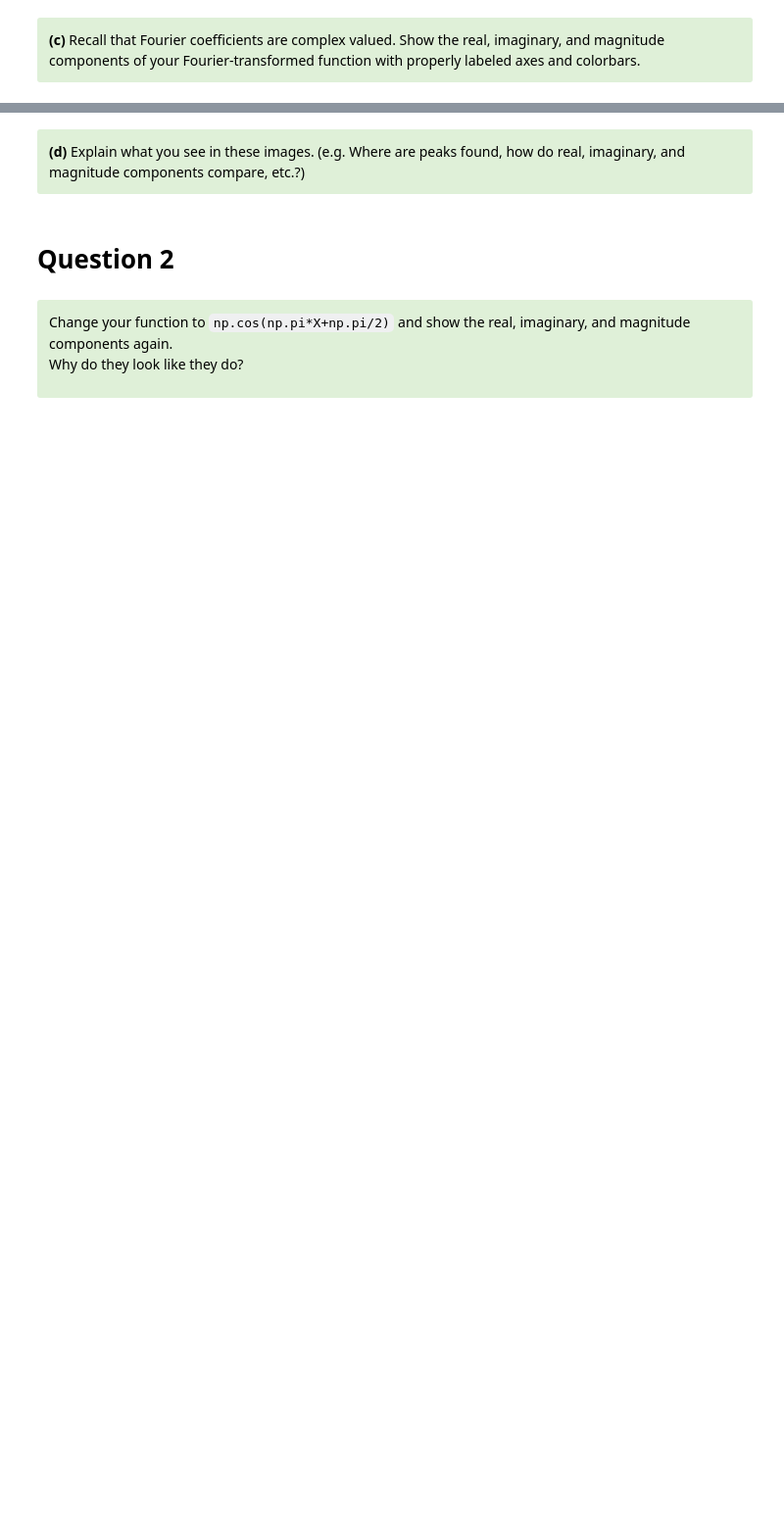
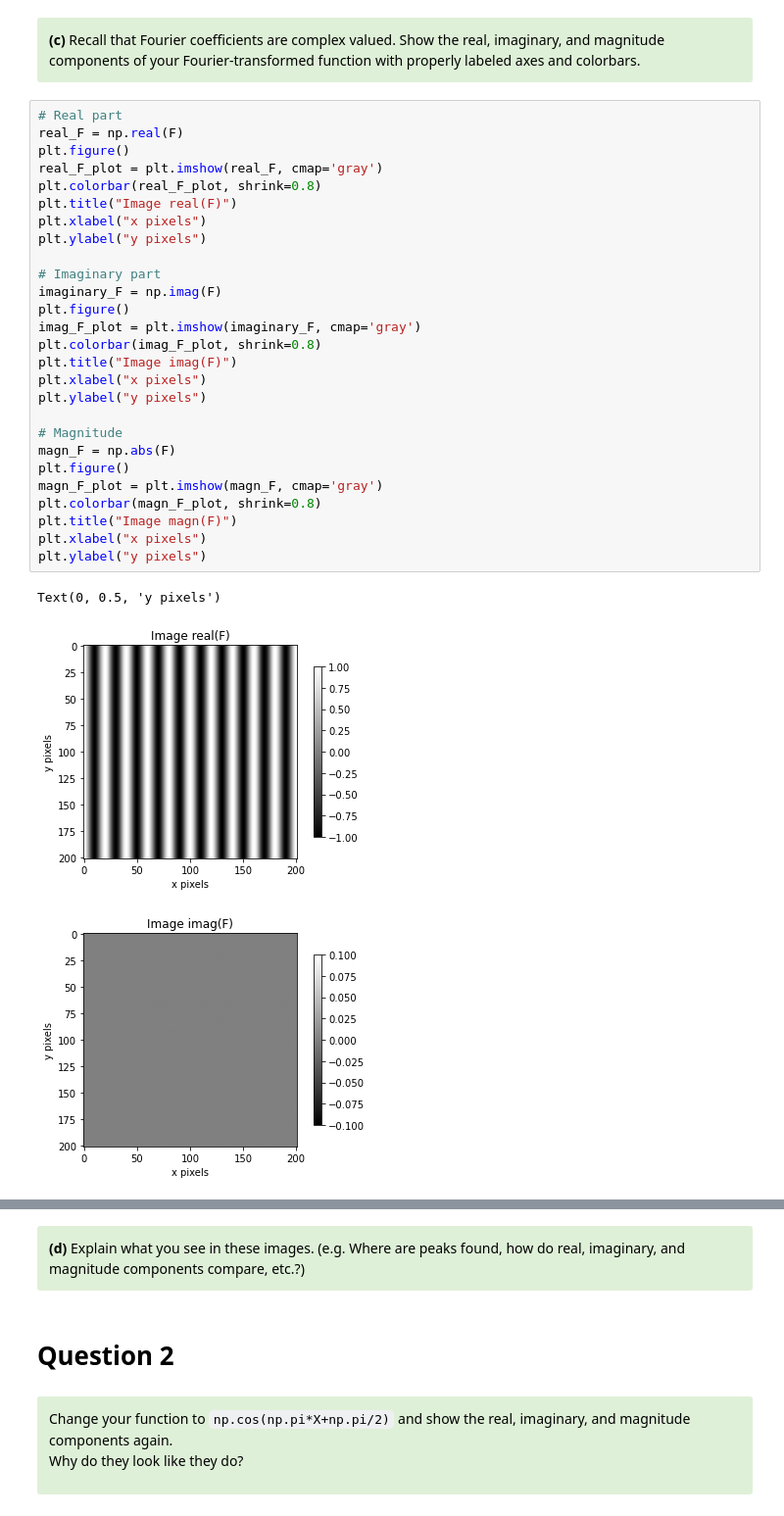
Before and after one commit to skhan102jh/Build-an-Imager, a Jupyter notebook: Lab2 Part1 (Clean).ipynb, the cells around one changed output, grey strips where cells are left out. Shown at 98% size. Saved outputs shown, nothing was run; the diff lists cells and outputs as text; blank space fills up the shorter version.

```diff
--- a/Lab2 Part1 (Clean).ipynb
+++ b/Lab2 Part1 (Clean).ipynb
@@ -189,3 +193,34 @@ The sampling frequency is 10.0 mm
 <font color='black'> <b>(c)</b> Recall that Fourier coefficients are complex valued. Show the real, imaginary, and magnitude components of your Fourier-transformed function with properly labeled axes and colorbars.   </font>
 
 </div>
+# %%
+# Real part
+real_F = np.real(F)
+plt.figure()
+real_F_plot = plt.imshow(real_F, cmap='gray')
+plt.colorbar(real_F_plot, shrink=0.8)
+plt.title("Image real(F)")
+plt.xlabel("x pixels")
+plt.ylabel("y pixels")
+
+# Imaginary part
+imaginary_F = np.imag(F)
+plt.figure()
+imag_F_plot = plt.imshow(imaginary_F, cmap='gray')
+plt.colorbar(imag_F_plot, shrink=0.8)
+plt.title("Image imag(F)")
+plt.xlabel("x pixels")
+plt.ylabel("y pixels")
+
+# Magnitude
+magn_F = np.abs(F)
+plt.figure()
+magn_F_plot = plt.imshow(magn_F, cmap='gray')
+plt.colorbar(magn_F_plot, shrink=0.8)
+plt.title("Image magn(F)")
+plt.xlabel("x pixels")
+plt.ylabel("y pixels")
+# %% [output]
+Text(0, 0.5, 'y pixels')
+[figure, added]
+[figure, added]
```
Also changed, not shown: parts of 5 cells of this notebook.
